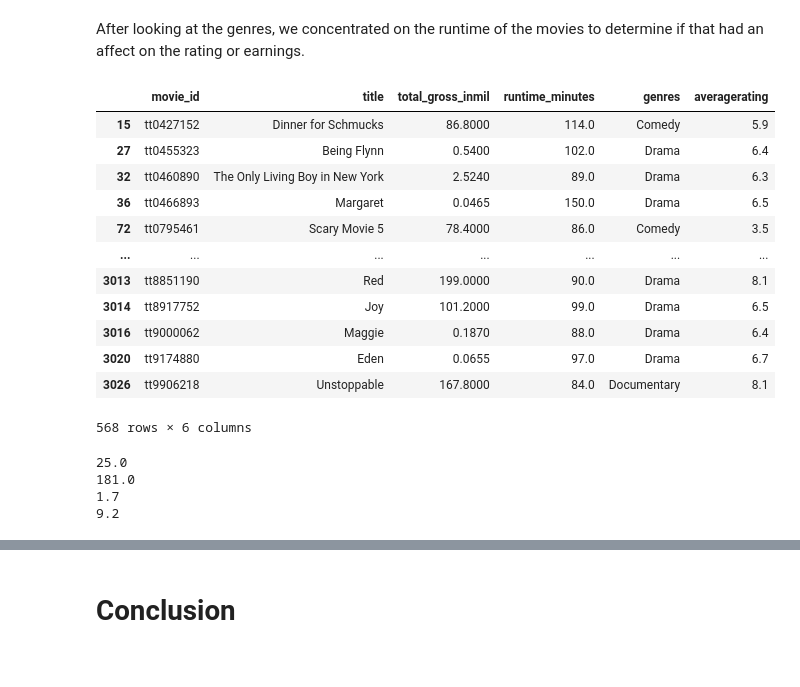
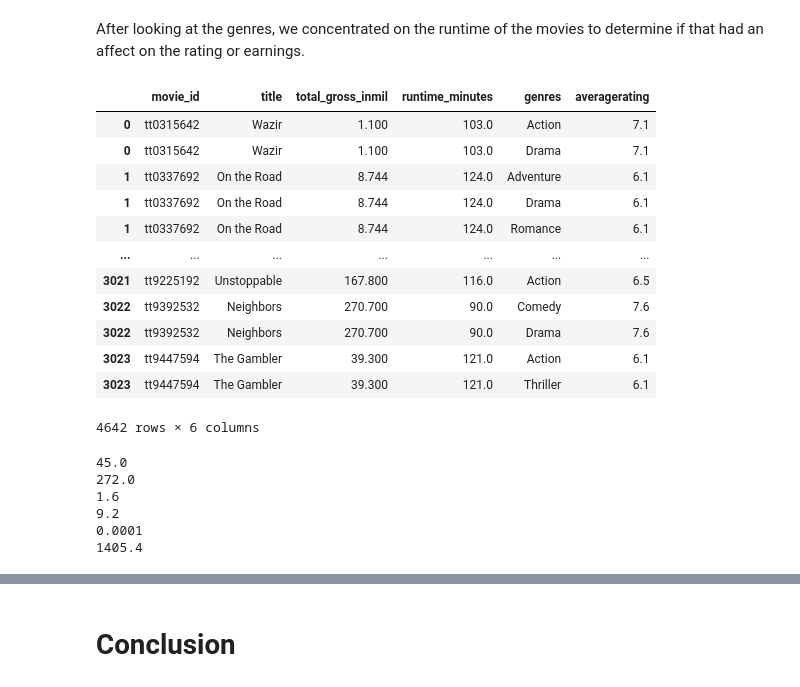
Before and after one commit to jscriven0218/MakingItInHollywood, a Jupyter notebook: MakingItInHollywood.ipynb, the cells around one changed output, grey strips where cells are left out. Cells and saved outputs as stored; diff of their text form; code cells hidden in the pictures.

```diff
--- a/MakingItInHollywood.ipynb
+++ b/MakingItInHollywood.ipynb
@@ -241,0 +248,7 @@ movie_info_single_genre
+# %%
+# at first I tried removing all the movies with more than one genres rather than counting them twice, but we lost too much data
+
+movie_info['genres'] = movie_info['genres'].astype(str).fillna('')
+movie_info['genres'] = movie_info['genres'].str.split(',')
+movie_info = movie_info.explode('genres')
+movie_info
@@ -242,5 +269,5 @@ movie_info_single_genre
 # %%
-genre_count = movie_info_single_genre.value_counts('genres')
+genre_count = movie_info.value_counts('genres')
 genre_count = genre_count.sort_values(ascending=False)
 genre_count
 # %% [output]
@@ -265,6 +292,6 @@ genre_count
 dtype: int64
 # %%
-low_genres = genre_count[genre_count < 10]
+low_genres = genre_count[genre_count < 400]
 low_genres
 # %% [output]
 |  | count |
@@ -283,8 +316,8 @@ low_genres
 dtype: int64
 # %%
-movie_info_single_genre = movie_info_single_genre[~movie_info_single_genre['genres'].isin(low_genres.index)]
-movie_info_single_genre = movie_info_single_genre[~movie_info_single_genre['genres'].str.contains('None')]
-movie_info_single_genre = movie_info_single_genre.dropna(subset=['runtime_minutes'])
-movie_info_single_genre
+movie_info = movie_info[~movie_info['genres'].isin(low_genres.index)]
+movie_info = movie_info[~movie_info['genres'].str.contains('None')]
+movie_info = movie_info.dropna(subset=['runtime_minutes'])
+movie_info
 # %% [output]
 |  | movie_id | title | total_gross_inmil | runtime_minutes | genres | averagerating |
@@ -340,32 +376,36 @@ plt.show()
 # %% [markdown]
 After looking at the genres, we concentrated on the runtime of the movies to determine if that had an affect on the rating or earnings.
 # %%
-movie_info_runtime = movie_info_single_genre
+movie_info_runtime = movie_info.copy()
 movie_info_runtime
 # %% [output]
 |  | movie_id | title | total_gross_inmil | runtime_minutes | genres | averagerating |
-| 15 | tt0427152 | Dinner for Schmucks | 86.8000 | 114.0 | Comedy | 5.9 |
-| 27 | tt0455323 | Being Flynn | 0.5400 | 102.0 | Drama | 6.4 |
-| 32 | tt0460890 | The Only Living Boy in New York | 2.5240 | 89.0 | Drama | 6.3 |
-| 36 | tt0466893 | Margaret | 0.0465 | 150.0 | Drama | 6.5 |
-| 72 | tt0795461 | Scary Movie 5 | 78.4000 | 86.0 | Comedy | 3.5 |
+| 0 | tt0315642 | Wazir | 1.100 | 103.0 | Action | 7.1 |
+| 0 | tt0315642 | Wazir | 1.100 | 103.0 | Drama | 7.1 |
+| 1 | tt0337692 | On the Road | 8.744 | 124.0 | Adventure | 6.1 |
+| 1 | tt0337692 | On the Road | 8.744 | 124.0 | Drama | 6.1 |
+| 1 | tt0337692 | On the Road | 8.744 | 124.0 | Romance | 6.1 |
 | ... | ... | ... | ... | ... | ... | ... |
-| 3013 | tt8851190 | Red | 199.0000 | 90.0 | Drama | 8.1 |
-| 3014 | tt8917752 | Joy | 101.2000 | 99.0 | Drama | 6.5 |
-| 3016 | tt9000062 | Maggie | 0.1870 | 88.0 | Drama | 6.4 |
-| 3020 | tt9174880 | Eden | 0.0655 | 97.0 | Drama | 6.7 |
-| 3026 | tt9906218 | Unstoppable | 167.8000 | 84.0 | Documentary | 8.1 |
+| 3021 | tt9225192 | Unstoppable | 167.800 | 116.0 | Action | 6.5 |
+| 3022 | tt9392532 | Neighbors | 270.700 | 90.0 | Comedy | 7.6 |
+| 3022 | tt9392532 | Neighbors | 270.700 | 90.0 | Drama | 7.6 |
+| 3023 | tt9447594 | The Gambler | 39.300 | 121.0 | Action | 6.1 |
+| 3023 | tt9447594 | The Gambler | 39.300 | 121.0 | Thriller | 6.1 |
-568 rows × 6 columns
+4642 rows × 6 columns
 # %%
 print(movie_info_runtime['runtime_minutes'].min())
 print(movie_info_runtime['runtime_minutes'].max())
 print(movie_info_runtime['averagerating'].min())
 print(movie_info_runtime['averagerating'].max())
+print(movie_info_runtime['total_gross_inmil'].min())
+print(movie_info_runtime['total_gross_inmil'].max())
 # %% [output]
-25.0
-181.0
-1.7
+45.0
+272.0
+1.6
 9.2
+0.0001
+1405.4
 # %%
 runtime_rating = movie_info_runtime.groupby('runtime_minutes')['averagerating'].mean()
 runtime_count = movie_info_runtime.value_counts('runtime_minutes')
```
Also changed, not shown: parts of 28 cells of this notebook.
